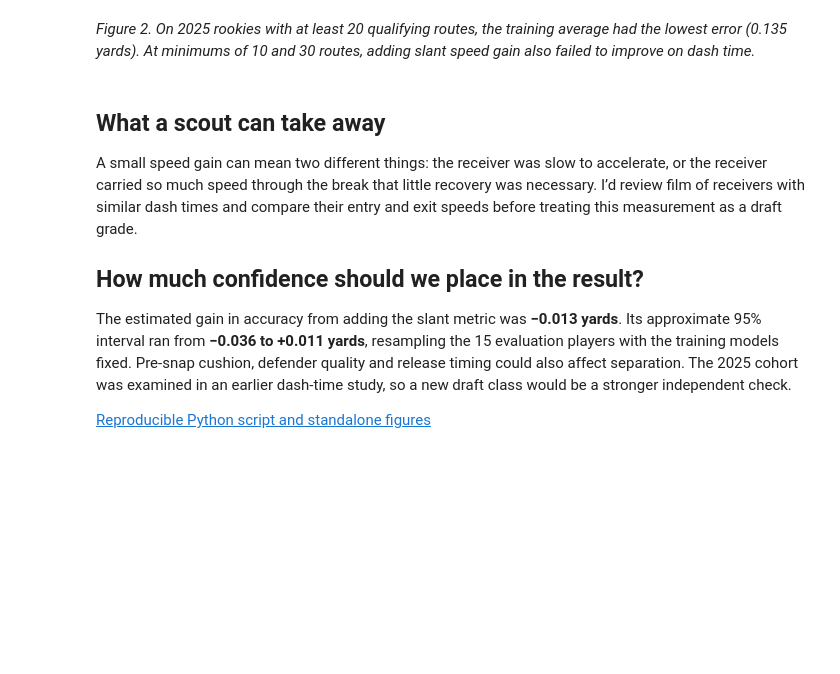
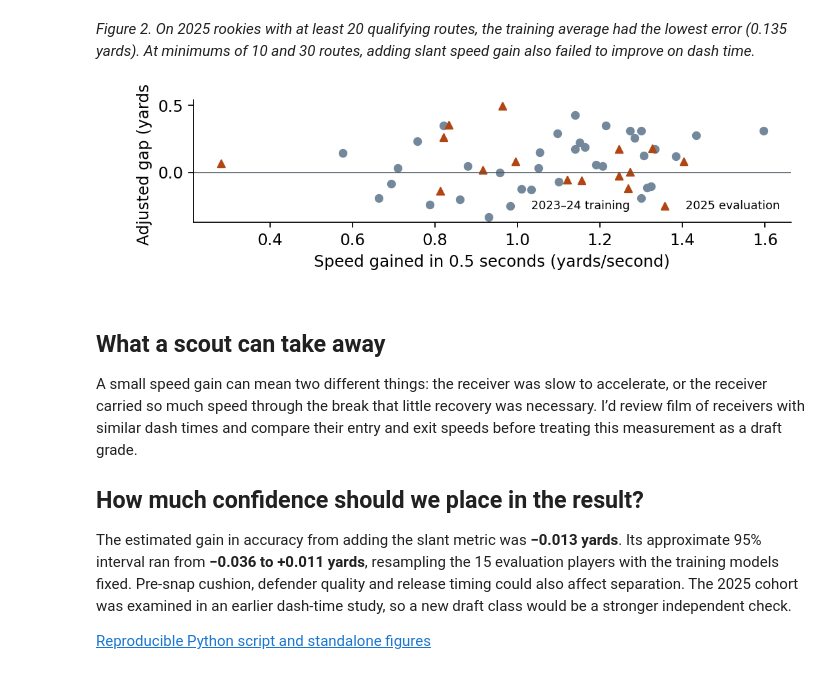
Before and after one commit to maybesmdieko/NFL-BDB-Analysis, a Jupyter notebook: slant/slant-study.ipynb, the cells around one changed output. Drawn from its saved outputs; the diff is of its cells as text; code cells hidden in the pictures; blank space fills up the shorter version.

```diff
--- a/slant/slant-study.ipynb
+++ b/slant/slant-study.ipynb
@@ -12,7 +12,7 @@ import numpy as np
 import pandas as pd
 import matplotlib.pyplot as plt
 
-required = ['combine_tracking.csv', 'combine_results.csv', 'games.csv', 'player_play.csv']
+required = ['combine_tracking.csv', 'combine_results.csv', 'games.csv', 'player_play.csv', 'players.csv']
 if os.getenv('BDB_DATA_DIR'):
     folder = Path(os.environ['BDB_DATA_DIR'])
 else:
@@ -171,6 +171,21 @@ plt.show()
 [figure]
 # %% [markdown]
 *Figure 2. On 2025 rookies with at least 20 qualifying routes, the training average had the lowest error (0.135 yards). At minimums of 10 and 30 routes, adding slant speed gain also failed to improve on dash time.*
+# %%
+fig, ax = plt.subplots(figsize=(6.8, 1.95))
+primary = data[data.routes >= 20]
+for mask, color, label, marker in [
+    (primary.draft_year < 2025, '#74889b', '2023–24 training', 'o'),
+    (primary.draft_year == 2025, '#b14612', '2025 evaluation', '^')]:
+    group = primary[mask]
+    ax.scatter(group.gain, group.adjusted_gap, s=25, color=color, marker=marker, label=label)
+ax.axhline(0, lw=.7, color='#49545b')
+ax.legend(fontsize=8, frameon=False, ncol=2)
+ax.set(xlabel='Speed gained in 0.5 seconds (yards/second)', ylabel='Adjusted gap (yards)')
+fig.tight_layout()
+plt.show()
+# %% [output]
+[figure, added]
 # %% [markdown]
 ## What a scout can take away
 A small speed gain can mean two different things: the receiver was slow to accelerate, or the receiver carried so much speed through the break that little recovery was necessary. I’d review film of receivers with similar dash times and compare their entry and exit speeds before treating this measurement as a draft grade.
```
Also changed, not shown: parts of 3 cells of this notebook.
